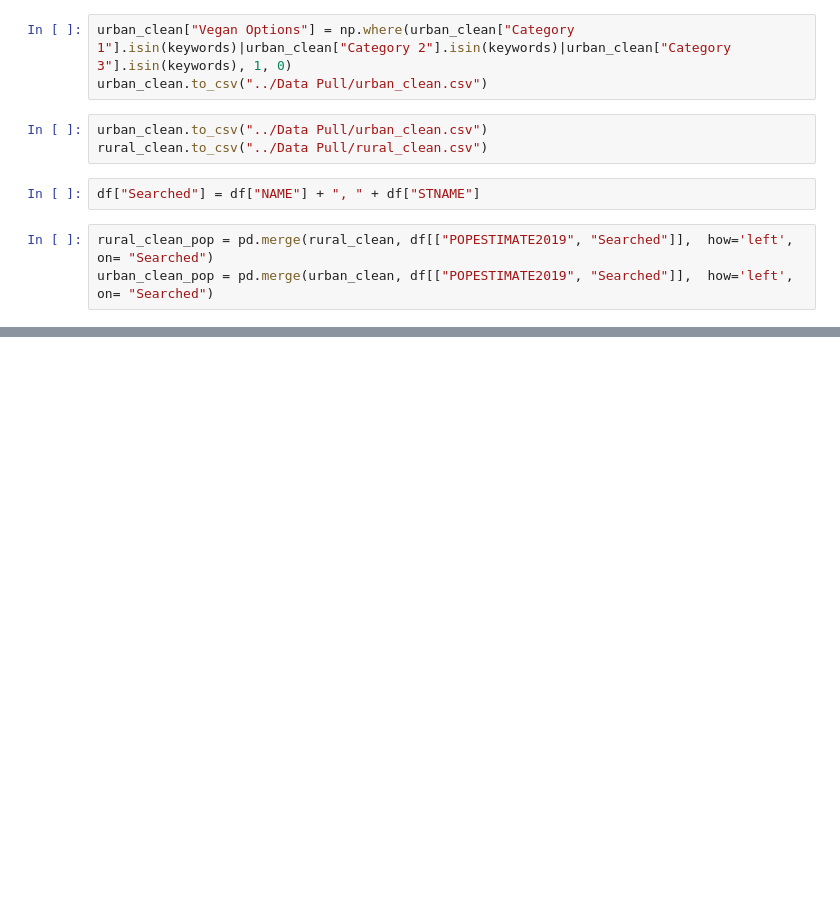
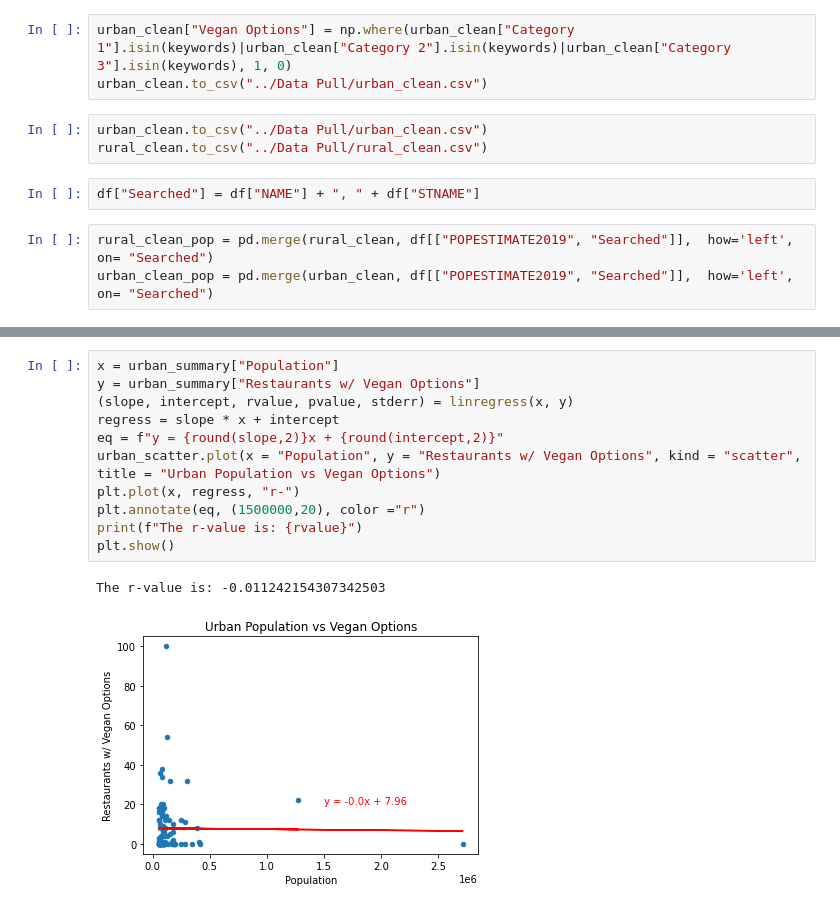
Before and after one commit to KrystalDodd/Project_one, a Jupyter notebook: Data Pull/Yelp APi.ipynb, the cells around one changed output, grey strips where cells are left out. Drawn from its saved outputs; the diff is of its cells as text; blank space fills up the shorter version.

```diff
--- a/Data Pull/Yelp APi.ipynb
+++ b/Data Pull/Yelp APi.ipynb
@@ -221,0 +294,14 @@ urban_tot_summary = pd.DataFrame({
+# %%
+x = urban_summary["Population"]
+y = urban_summary["Restaurants w/ Vegan Options"]
+(slope, intercept, rvalue, pvalue, stderr) = linregress(x, y)
+regress = slope * x + intercept
+eq = f"y = {round(slope,2)}x + {round(intercept,2)}"
+urban_scatter.plot(x = "Population", y = "Restaurants w/ Vegan Options", kind = "scatter", title = "Urban Population vs Vegan Options")
+plt.plot(x, regress, "r-")
+plt.annotate(eq, (1500000,20), color ="r")
+print(f"The r-value is: {rvalue}")
+plt.show()
+# %% [output]
+The r-value is: -0.011242154307342503
+[figure, added]
```
Also changed, not shown: parts of 15 cells of this notebook, 8 other files.
